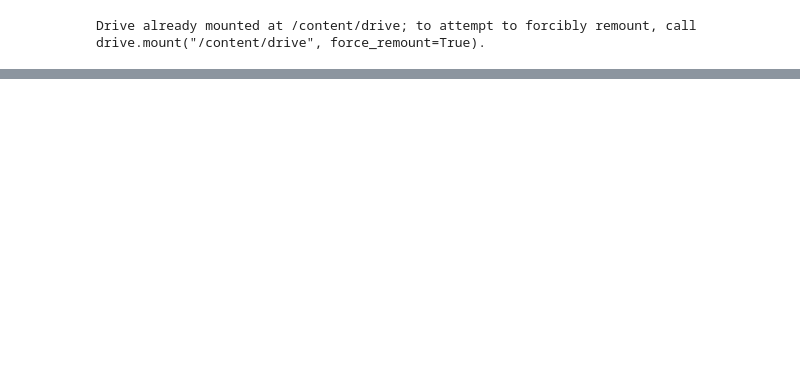
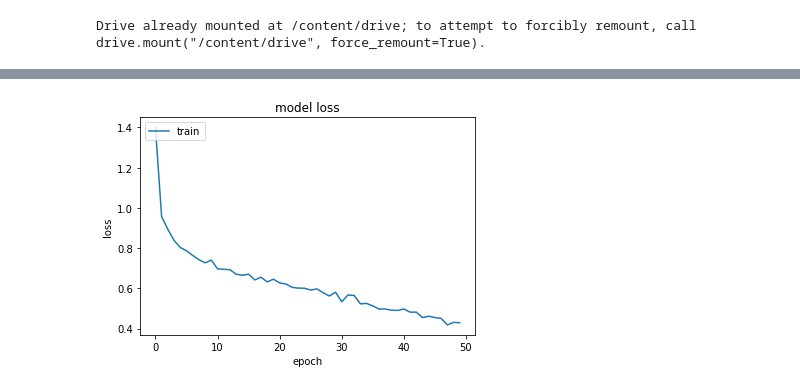
Before and after one commit to josematez/DeepLearning_SkinCancer, a Jupyter notebook: Testing_Data.ipynb, the cells around one changed output, grey strips where cells are left out. Saved outputs shown, nothing was run; the diff lists cells and outputs as text; code cells hidden in the pictures; blank space fills up the shorter version.

```diff
--- a/Testing_Data.ipynb
+++ b/Testing_Data.ipynb
@@ -61,0 +131,2 @@ X_test_norm = (X_test / np.max(X_test))
+# %%
+classifier.compile(optimizer = optimizer , loss = "categorical_crossentropy", metrics=["accuracy"])
@@ -61,0 +136,29 @@ X_test_norm = (X_test / np.max(X_test))
+# %%
+learning_rate_reduction = ReduceLROnPlateau(monitor='val_acc',
+                                            patience=3,
+                                            verbose=1,
+                                            factor=0.5,
+                                            min_lr=0.00001)
+# %%
+datagen = ImageDataGenerator(
+        featurewise_center=False,  # set input mean to 0 over the dataset
+        samplewise_center=False,  # set each sample mean to 0
+        featurewise_std_normalization=False,  # divide inputs by std of the dataset
+        samplewise_std_normalization=False,  # divide each input by its std
+        zca_whitening=False,  # apply ZCA whitening
+        rotation_range=10,  # randomly rotate images in the range (degrees, 0 to 180)
+        zoom_range = 0.1, # Randomly zoom image
+        width_shift_range=0.1,  # randomly shift images horizontally (fraction of total width)
+        height_shift_range=0.1,  # randomly shift images vertically (fraction of total height)
+        horizontal_flip=False,  # randomly flip images
+        vertical_flip=False)  # randomly flip images
+
+datagen.fit(X_train)
+# %%
+# Fit the model
+epochs = 50
+batch_size = 30
+history = classifier.fit_generator(datagen.flow(X_train_norm,Y_train, batch_size=batch_size),
+                              epochs = epochs,
+                              verbose = 1, steps_per_epoch=X_train.shape[0] // batch_size
+                              , callbacks=[learning_rate_reduction])
@@ -61,0 +183,15 @@ X_test_norm = (X_test / np.max(X_test))
+# %%
+def plot_hist(hist):
+    plt.plot(hist.history["loss"])
+    #plt.plot(hist.history["acc"], c = "r", name = "acc")
+    #plt.plot(hist.history["val_loss"], c = "g")
+    plt.title("model loss")
+    plt.ylabel("loss")
+    plt.xlabel("epoch")
+    plt.legend(["train", "validation"], loc="upper left")
+    plt.show()
+
+
+plot_hist(history)
+# %% [output]
+[figure, added]
```
Also changed, not shown: parts of 19 cells of this notebook.
